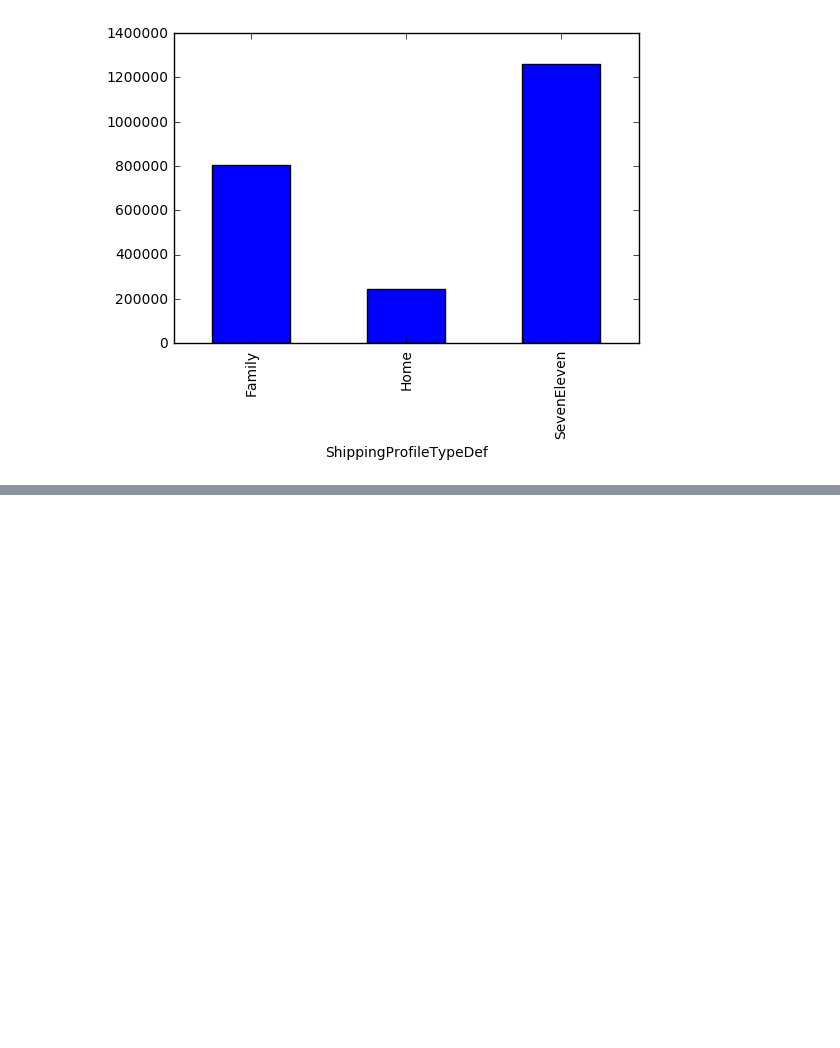
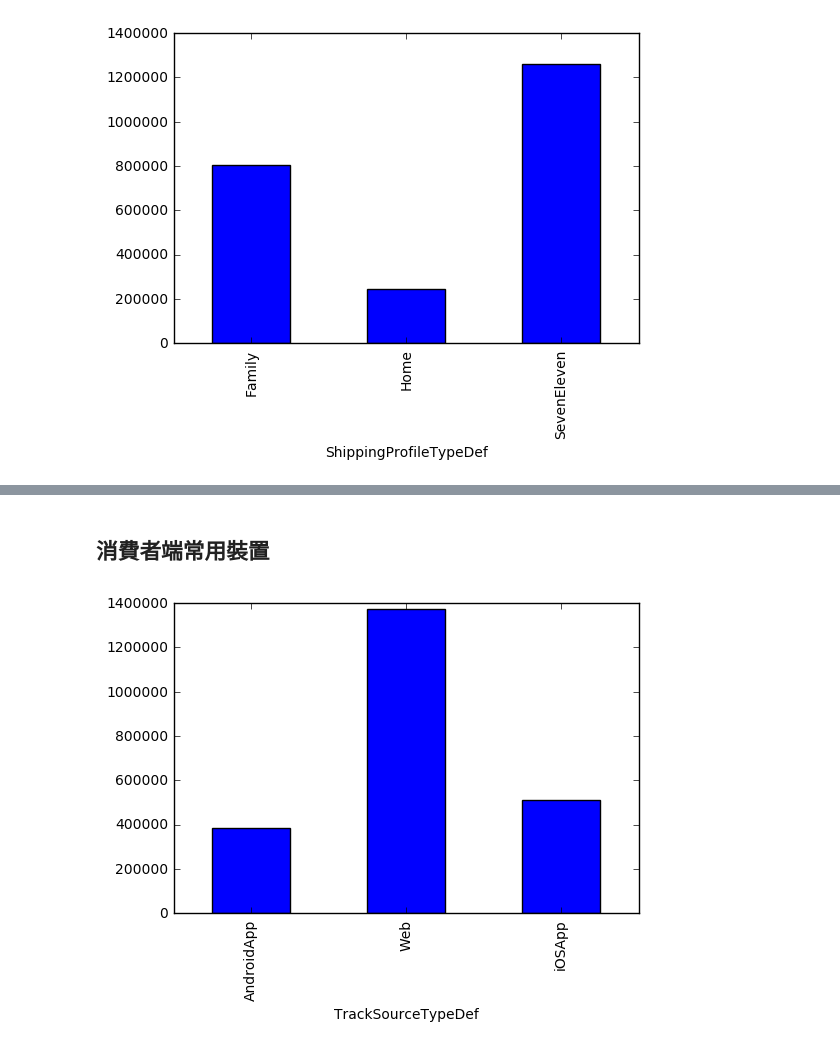
Before and after one commit to chenshowa/Showa_CsxPython, a Jupyter notebook: week_1/week_1_first_HM .ipynb, the cells around one changed output, grey strips where cells are left out. Saved outputs shown, nothing was run; the diff lists cells and outputs as text; code cells hidden in the pictures; blank space fills up the shorter version.

```diff
--- a/week_1/week_1_first_HM .ipynb
+++ b/week_1/week_1_first_HM .ipynb
@@ -120,0 +174,8 @@ plt.show()
+# %% [markdown]
+## 消費者端常用裝置
+# %%
+ShippingProfileType_data = df.groupby(by='TrackSourceTypeDef')['One'].sum()
+ShippingProfileType_data.plot(kind='bar')
+plt.show()
+# %% [output]
+[figure, added]
```
Also changed, not shown: parts of 19 cells of this notebook, 1 other file.
